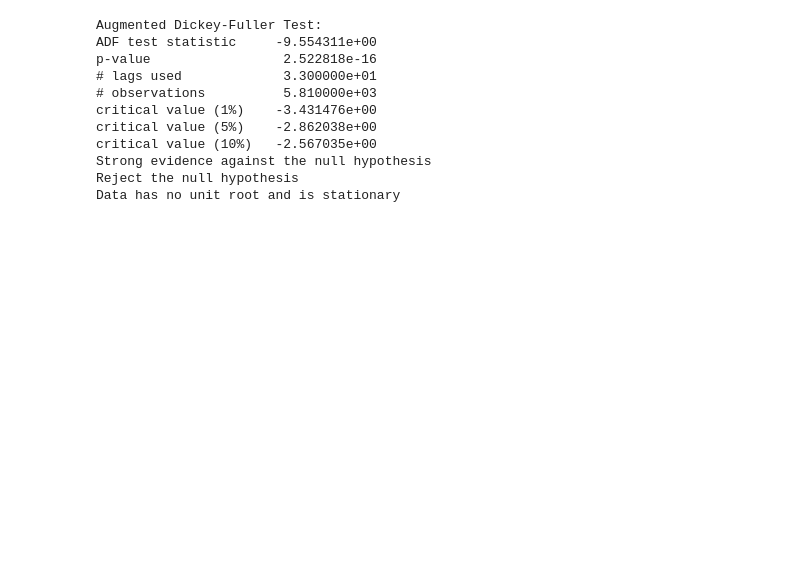
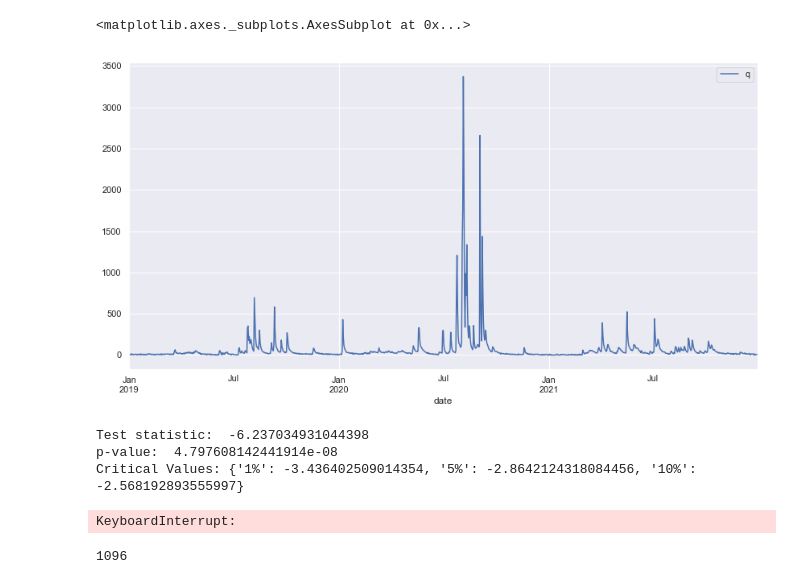
Before and after one commit to cocobyun/timeseries, a Jupyter notebook: Arima.ipynb, the cells around one changed output. Cells and saved outputs as stored; diff of their text form; code cells hidden in the pictures; blank space fills up the shorter version.

Commit message:
arima short

```diff
--- a/Arima.ipynb
+++ b/Arima.ipynb
@@ -12,5 +12,5 @@ from pmdarima import ARIMA                              # for determining ARIMA
 
 
 # Load a non-stationary dataset
-df1 = pd.read_csv('tempandq.csv',index_col='date',parse_dates=True)
+df1 = pd.read_csv('tempandq2.csv',index_col='date',parse_dates=True)
 df1.index.freq = 'D'
@@ -259,14 +30,0 @@ def adf_test(series,title=''):
-# %%
-adf_test(df1['q'])
-# %% [output]
-Augmented Dickey-Fuller Test:
-ADF test statistic     -9.554311e+00
-p-value                 2.522818e-16
-# lags used             3.300000e+01
-# observations          5.810000e+03
-critical value (1%)    -3.431476e+00
-critical value (5%)    -2.862038e+00
-critical value (10%)   -2.567035e+00
-Strong evidence against the null hypothesis
-Reject the null hypothesis
-Data has no unit root and is stationary
@@ -302,0 +31,22 @@ ax.set(xlabel=xlabel, ylabel=ylabel);
+# %%
+df1.plot()
+# %% [output]
+<matplotlib.axes._subplots.AxesSubplot at 0x...>
+[figure, added]
+# %%
+from statsmodels.tsa.stattools import adfuller
+# check_adfuller
+def check_adfuller(df1):
+    # Dickey-Fuller test
+    result = adfuller(df1, autolag='AIC')
+    print('Test statistic: ' , result[0])
+    print('p-value: '  ,result[1])
+    print('Critical Values:' ,result[4])
+
+
+
+check_adfuller(df1)
+# %% [output]
+Test statistic:  -6.237034931044398
+p-value:  4.797608142441914e-08
+Critical Values: {'1%': -3.436402509014354, '5%': -2.8642124318084456, '10%': -2.568192893555997}
@@ -302,0 +59,8 @@ ax.set(xlabel=xlabel, ylabel=ylabel);
+# %%
+auto_arima(df1['q'],seasonal=True,m=12).summary()
+# %% [output]
+KeyboardInterrupt:
+# %%
+len(df1)
+# %% [output]
+1096
```
Also changed, not shown: parts of 37 cells of this notebook.
